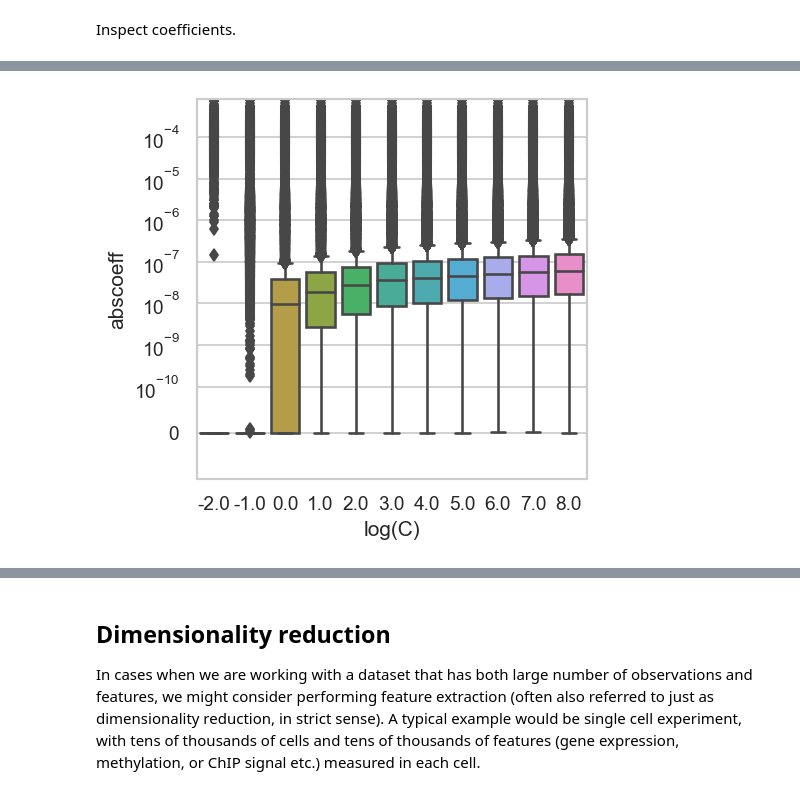
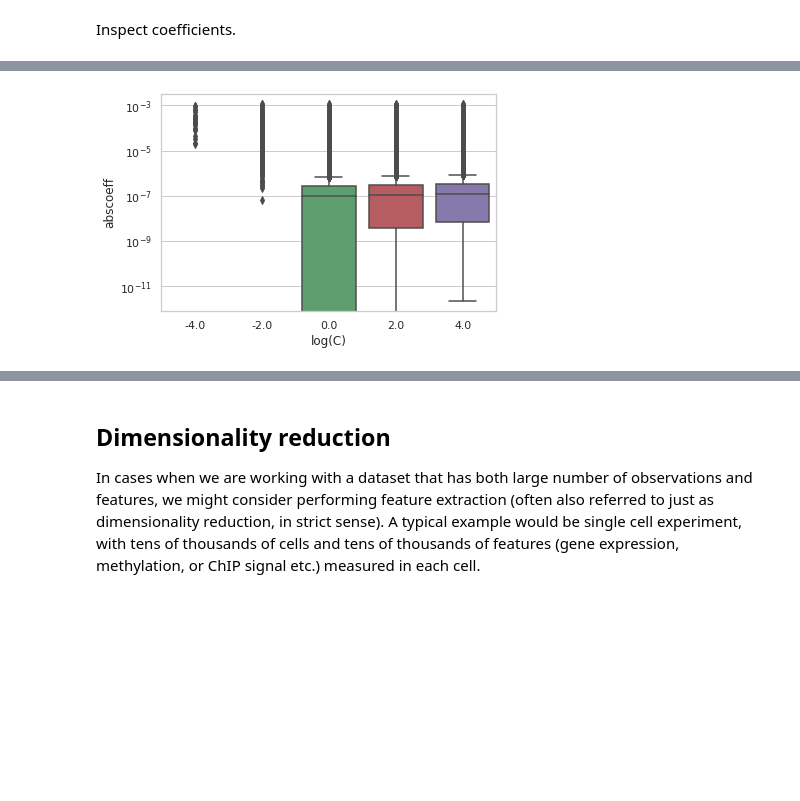
Before and after one commit to IvoLeist/ml_cnag-crg_course, a Jupyter notebook: day4/dimensionality_reduction.ipynb, the cells around one changed output, grey strips where cells are left out. Cells and saved outputs as stored; diff of their text form; code cells hidden in the pictures; blank space fills up the shorter version.

```diff
--- a/day4/dimensionality_reduction.ipynb
+++ b/day4/dimensionality_reduction.ipynb
@@ -337,7 +420,7 @@ This took 19.585s
 # %% [markdown]
 Inspect coefficients.
 # %%
-cdt = pd.DataFrame(data=l1_coeffs).set_index(np.logspace(-2, 8, 11))
+cdt = pd.DataFrame(data=l1_coeffs).set_index(cs)
 cdt.transpose().abs().describe()
 # %% [output]
 |  | 1.000000e-02 | 1.000000e-01 | 1.000000e+00 | 1.000000e+01 | 1.000000e+02 | 1.000000e+03 | 1.000000e+04 | ... |
@@ -358,9 +441,8 @@ def plot_coeffs_dist(coeffs, cs=np.logspace(-2, 8, 11)):
     cdtm = cdt.melt( id_vars='C',value_name="coeff")
     cdtm['log(C)'] = np.log10(cdtm['C'])
     cdtm['abscoeff'] = abs(cdtm['coeff'])
+    plt.figure()
     ax = sns.boxplot(x='log(C)',y='abscoeff',data=cdtm, showfliers = True)
-    ax.set_yscale('symlog',linthresh=1e-10)
-    ax.set(ylim=-1e-10)
-    #plt.xticks(rotation=90)
+    ax.set_yscale('log')
     plt.show()
 # %%
@@ -414,0 +570,4 @@ This took 45.447s
+# %%
+# this takes longer than L1/L2! (>5 mins)
+cs = np.logspace(-4, 4, 5)
+elnet_coeffs = eval_reg(X_train, X_test, Y_train, Y_test, cs=cs, penalty="elasticnet", l1_ratio=0.5, solver="saga")
@@ -459,3 +603,0 @@ regularization (lasso), while `l1_ratio=0` is equivalent to using L2 regularizat
-# %%
-# this takes longer than L1/L2!
-elnet_coeffs = eval_reg(X_train, X_test, Y_train, Y_test, penalty="elasticnet", l1_ratio=0.5, solver="saga")
@@ -481,7 +604,7 @@ cdt.transpose().abs().describe()
 # %%
-plot_coeffs_dist(elnet_coeffs)
+plot_coeffs_dist(elnet_coeffs, cs=cs)
 # %% [output]
-[figure, old version]
+[figure, new version]
 # %% [markdown]
 ***
 Thoughts on feature selection?
```
Also changed, not shown: parts of 52 cells of this notebook.
